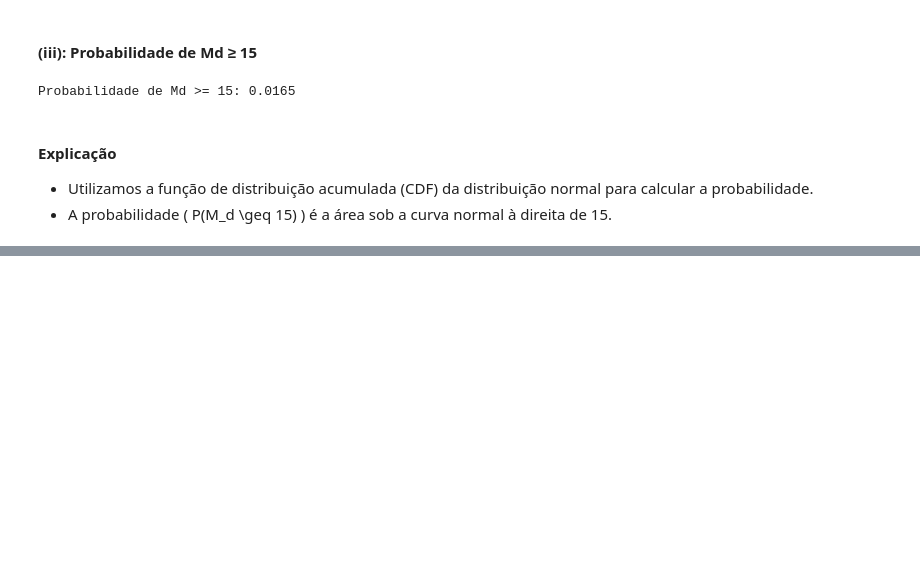
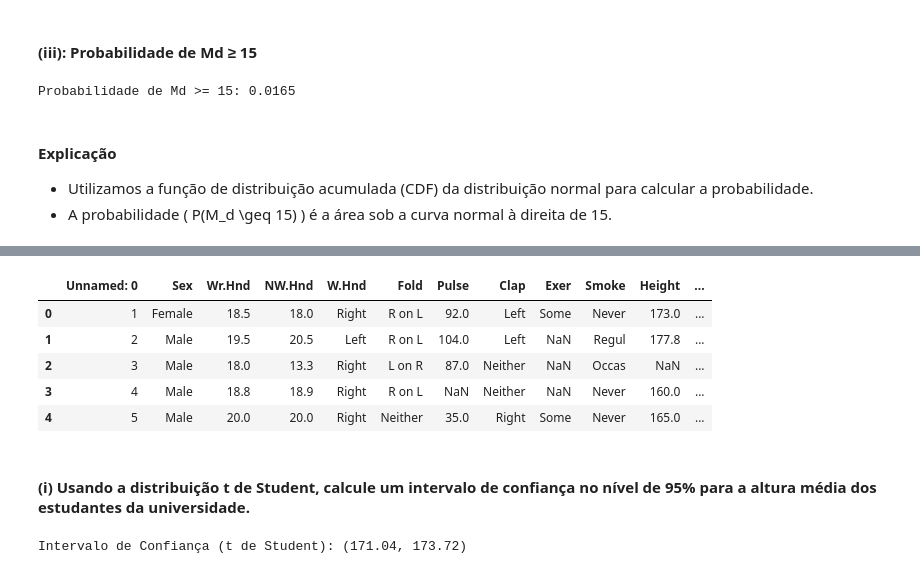
Before and after one commit to tomast1337/GCC1625_T1, a Jupyter notebook: GCC1625_T1_NICOLAS_VYCAS_NERY.ipynb, the cells around one changed output, grey strips where cells are left out. Cells and saved outputs as stored; diff of their text form; code cells hidden in the pictures; blank space fills up the shorter version.

```diff
--- a/GCC1625_T1_NICOLAS_VYCAS_NERY.ipynb
+++ b/GCC1625_T1_NICOLAS_VYCAS_NERY.ipynb
@@ -480,0 +539,41 @@ Probabilidade de Md >= 15: 0.0165
+# %%
+import pandas as pd
+import numpy as np
+import scipy.stats as stats
+
+# Carregar os dados
+df_survey = pd.read_csv("survey.csv")
+df_survey.head()
+# %% [output]
+|  | Unnamed: 0 | Sex | Wr.Hnd | NW.Hnd | W.Hnd | Fold | Pulse | Clap | Exer | Smoke | Height | ... |
+| 0 | 1 | Female | 18.5 | 18.0 | Right | R on L | 92.0 | Left | Some | Never | 173.0 | ... |
+| 1 | 2 | Male | 19.5 | 20.5 | Left | R on L | 104.0 | Left | NaN | Regul | 177.8 | ... |
+| 2 | 3 | Male | 18.0 | 13.3 | Right | L on R | 87.0 | Neither | NaN | Occas | NaN | ... |
+| 3 | 4 | Male | 18.8 | 18.9 | Right | R on L | NaN | Neither | NaN | Never | 160.0 | ... |
+| 4 | 5 | Male | 20.0 | 20.0 | Right | Neither | 35.0 | Right | Some | Never | 165.0 | ... |
+# %% [markdown]
+#### (i) Usando a distribuição t de Student, calcule um intervalo de confiança no nível de 95% para a altura média dos estudantes da universidade.
+# %%
+# Remover valores ausentes na coluna 'Height'
+df_survey = df_survey.dropna(subset=["Height"])
+
+# Calcular a média e o desvio padrão da amostra
+mean_height = df_survey["Height"].mean()
+std_dev = df_survey["Height"].std()
+n = len(df_survey["Height"])
+
+# Erro padrão da média
+se = std_dev / np.sqrt(n)
+
+# Valor crítico t para 95% de confiança (graus de liberdade = n - 1)
+t_critical = stats.t.ppf(1 - 0.025, df=n - 1)
+
+# Intervalo de confiança
+margin_of_error = t_critical * se
+ci_lower = mean_height - margin_of_error
+ci_upper = mean_height + margin_of_error
+
+# Exibir o intervalo de confiança
+print(f"Intervalo de Confiança (t de Student): ({ci_lower:.2f}, {ci_upper:.2f})")
+# %% [output]
+Intervalo de Confiança (t de Student): (171.04, 173.72)
```
Also changed, not shown: parts of 21 cells of this notebook.
